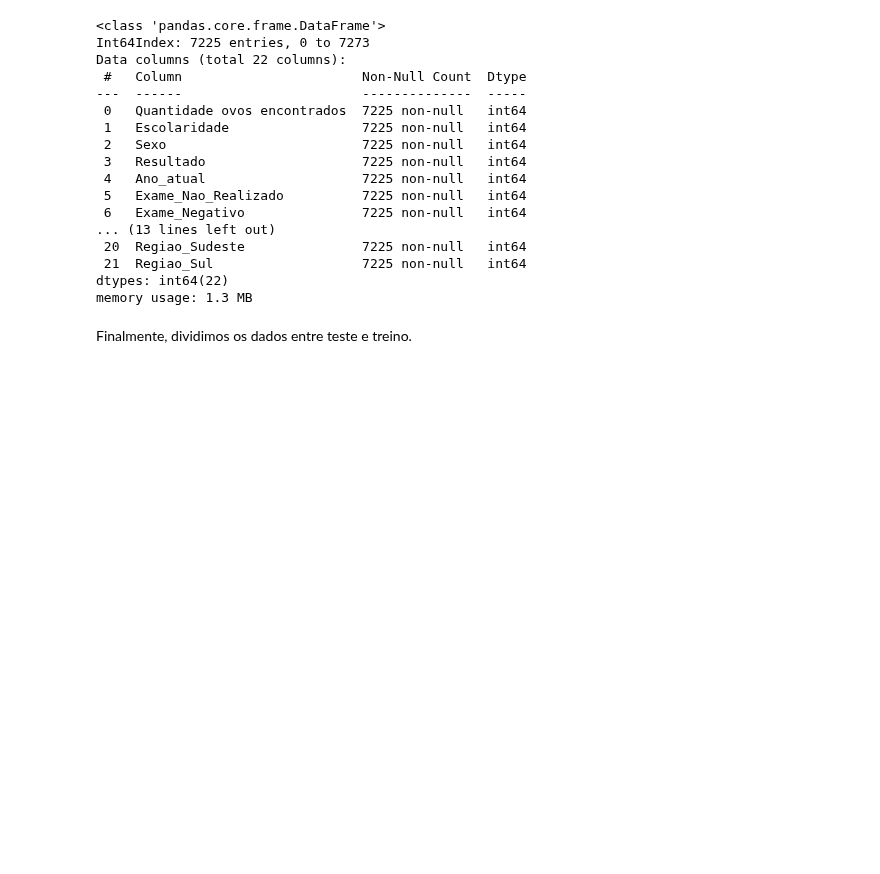
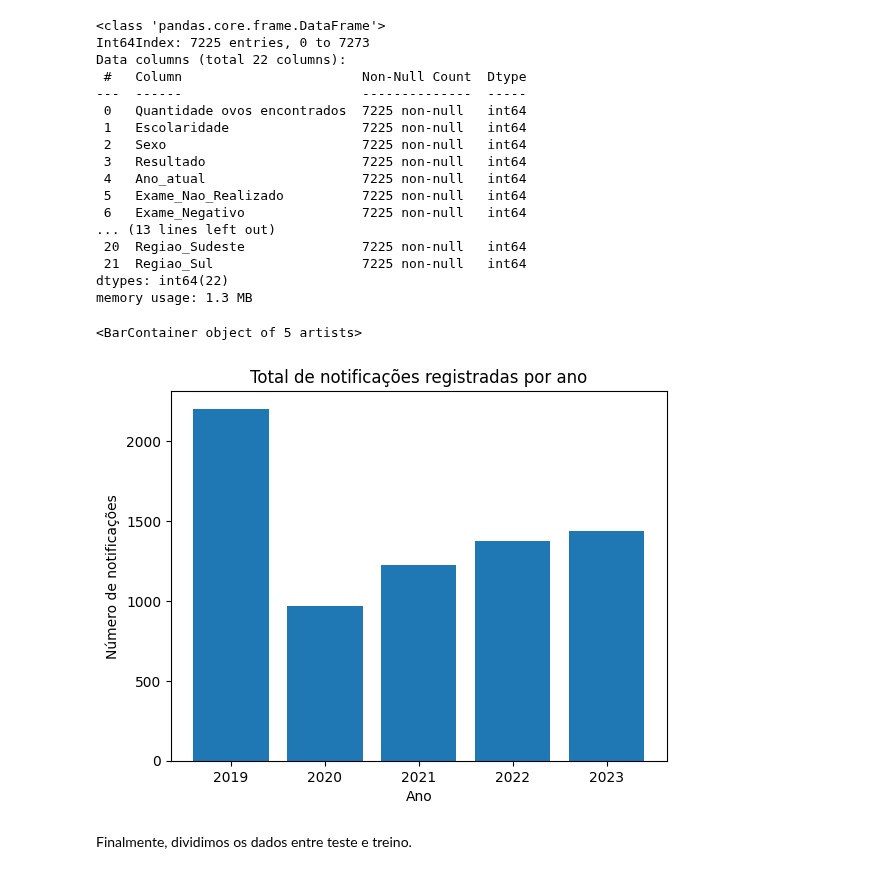
Before and after one commit to lipecorradini/mc853, a Jupyter notebook: entrega-1/pre_processing.ipynb, the cells around one changed output. Drawn from its saved outputs; the diff is of its cells as text; code cells hidden in the pictures; blank space fills up the shorter version.

```diff
--- a/entrega-1/pre_processing.ipynb
+++ b/entrega-1/pre_processing.ipynb
@@ -918,6 +918,15 @@ dtypes: int64(22)
 memory usage: 1.3 MB
 # %%
 esq_valid['Sexo'] = esq_valid['Sexo'].astype(int)
+# %%
+import seaborn as sns
+plt.title("Total de notificações registradas por ano")
+plt.ylabel("Número de notificações")
+plt.xlabel("Ano")
+plt.bar(esq_valid['Ano_atual'].value_counts().index, esq_valid['Ano_atual'].value_counts())
+# %% [output]
+<BarContainer object of 5 artists>
+[figure, added]
 # %% [markdown]
 Finalmente, dividimos os dados entre teste e treino.
 # %%
```
Also changed, not shown: parts of 1 cell of this notebook, 4 other files.
